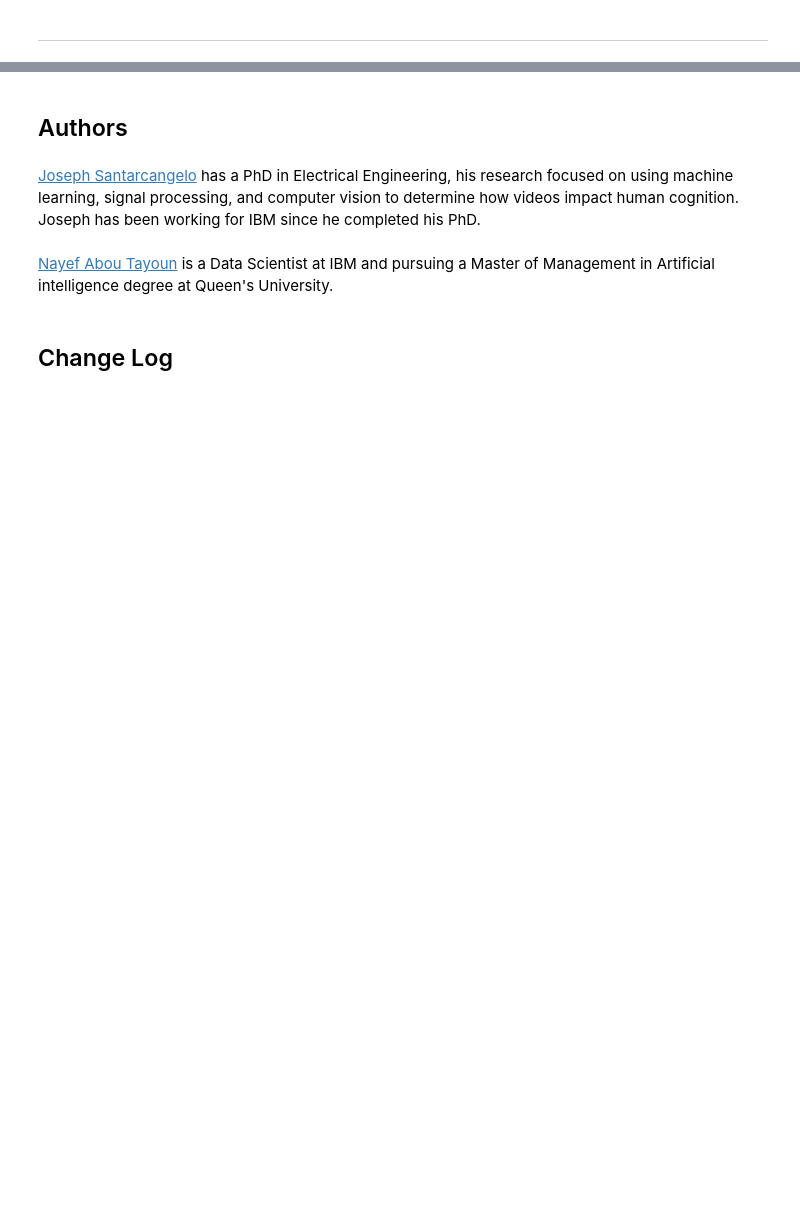
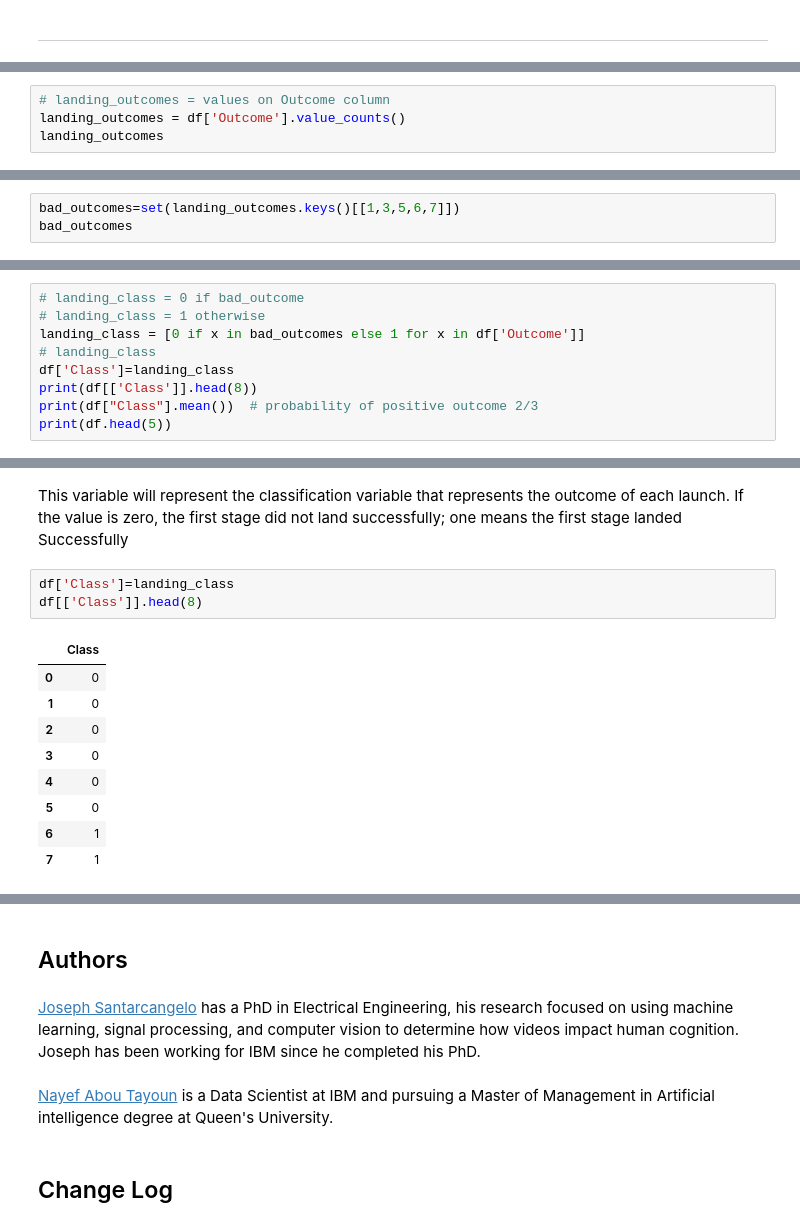
Before and after one commit to kumar12328/Master, a Jupyter notebook: Capstone Project.ipynb, the cells around one changed output, grey strips where cells are left out. Cells and saved outputs as stored; diff of their text form; blank space fills up the shorter version.

```diff
--- a/Capstone Project.ipynb
+++ b/Capstone Project.ipynb
@@ -239,0 +178,4 @@ We can now export it to a <b>CSV</b> for the next section,but to make the answer
+# %%
+# landing_outcomes = values on Outcome column
+landing_outcomes = df['Outcome'].value_counts()
+landing_outcomes
@@ -239,0 +208,3 @@ We can now export it to a <b>CSV</b> for the next section,but to make the answer
+# %%
+bad_outcomes=set(landing_outcomes.keys()[[1,3,5,6,7]])
+bad_outcomes
@@ -239,0 +217,9 @@ We can now export it to a <b>CSV</b> for the next section,but to make the answer
+# %%
+# landing_class = 0 if bad_outcome
+# landing_class = 1 otherwise
+landing_class = [0 if x in bad_outcomes else 1 for x in df['Outcome']]
+# landing_class
+df['Class']=landing_class
+print(df[['Class']].head(8))
+print(df["Class"].mean())  # probability of positive outcome 2/3
+print(df.head(5))
@@ -239,0 +244,15 @@ We can now export it to a <b>CSV</b> for the next section,but to make the answer
+# %% [markdown]
+This variable will represent the classification variable that represents the outcome of each launch. If the value is zero, the  first stage did not land successfully; one means  the first stage landed Successfully
+# %%
+df['Class']=landing_class
+df[['Class']].head(8)
+# %% [output]
+|  | Class |
+| 0 | 0 |
+| 1 | 0 |
+| 2 | 0 |
+| 3 | 0 |
+| 4 | 0 |
+| 5 | 0 |
+| 6 | 1 |
+| 7 | 1 |
```
Also changed, not shown: parts of 92 cells of this notebook.
